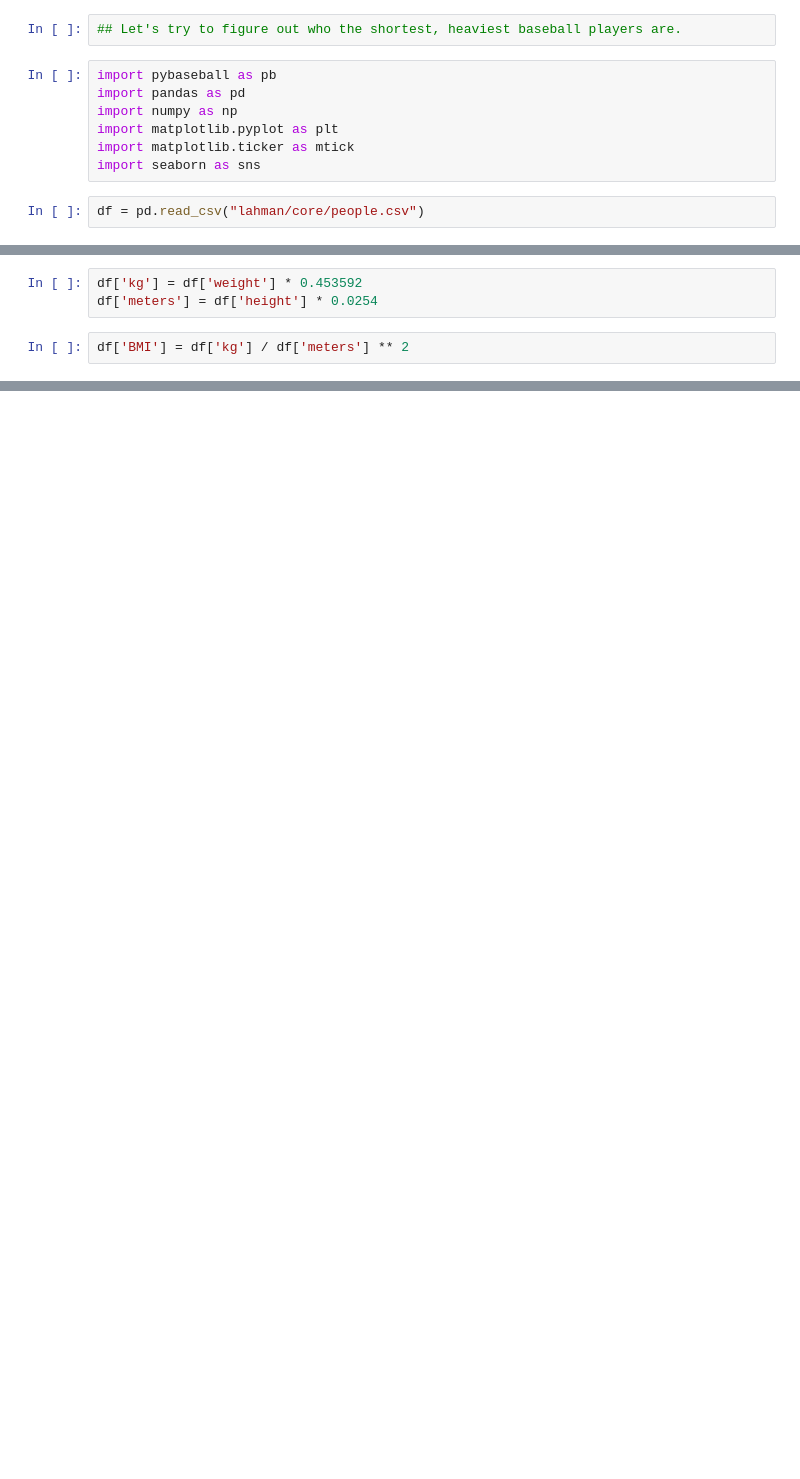
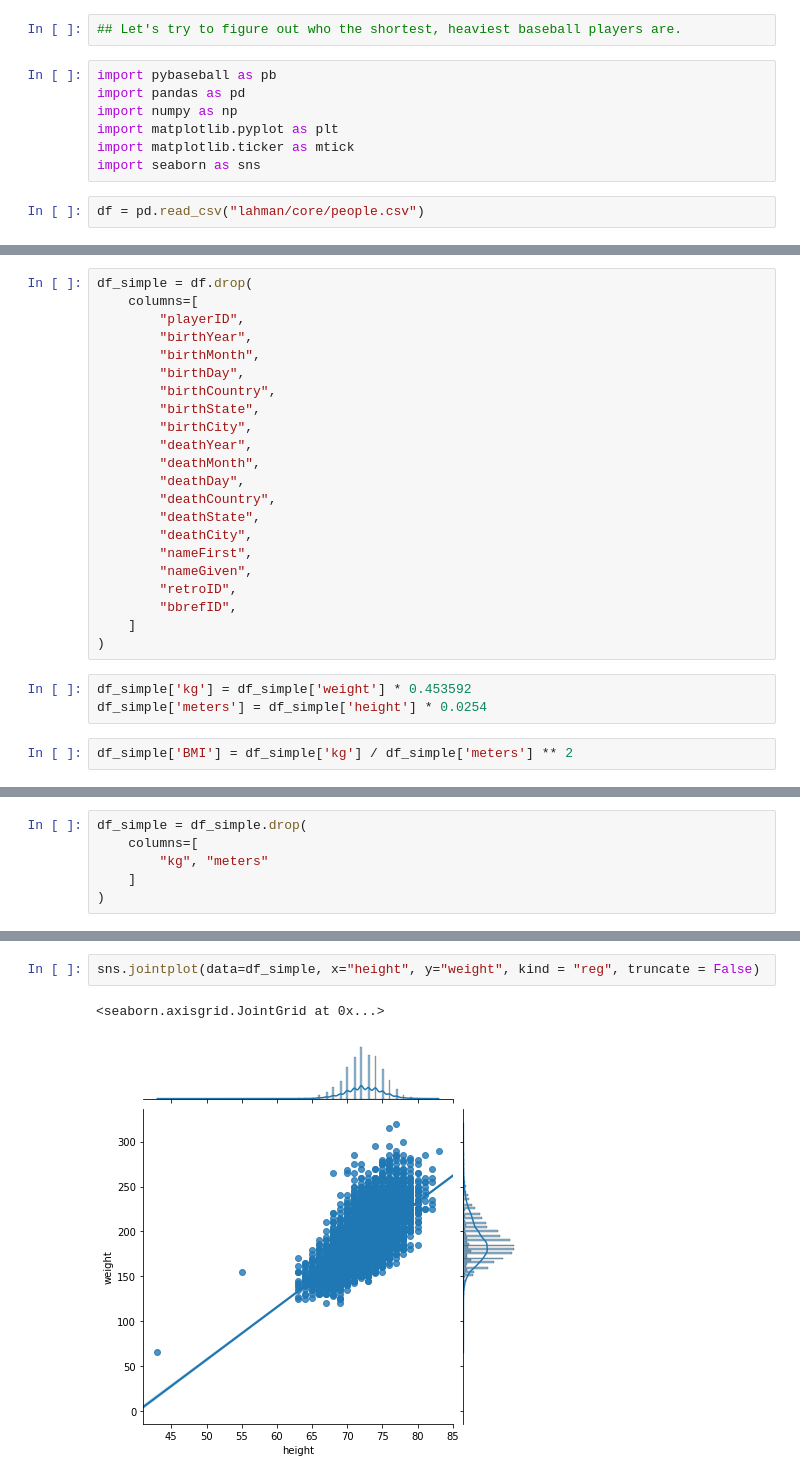
Before and after one commit to obverter/baseballings, a Jupyter notebook: high-bmi.ipynb, the cells around one changed output, grey strips where cells are left out. Cells and saved outputs as stored; diff of their text form; blank space fills up the shorter version.

```diff
--- a/high-bmi.ipynb
+++ b/high-bmi.ipynb
@@ -12,5 +21,27 @@ df = pd.read_csv("lahman/core/people.csv")
+# %%
+df_simple = df.drop(
+    columns=[
+        "playerID",
+        "birthYear",
+        "birthMonth",
+        "birthDay",
+        "birthCountry",
+        "birthState",
+        "birthCity",
+        "deathYear",
+        "deathMonth",
+        "deathDay",
+        "deathCountry",
+        "deathState",
+        "deathCity",
+        "nameFirst",
+        "nameGiven",
+        "retroID",
+        "bbrefID",
+    ]
+)
 # %%
-df['kg'] = df['weight'] * 0.453592
-df['meters'] = df['height'] * 0.0254
+df_simple['kg'] = df_simple['weight'] * 0.453592
+df_simple['meters'] = df_simple['height'] * 0.0254
 # %%
-df['BMI'] = df['kg'] / df['meters'] ** 2
+df_simple['BMI'] = df_simple['kg'] / df_simple['meters'] ** 2
@@ -88,0 +48,6 @@ g.map_diag(sns.kdeplot, lw=3, legend=True)
+# %%
+df_simple = df_simple.drop(
+    columns=[
+        "kg", "meters"
+    ]
+)
@@ -88,0 +63,5 @@ g.map_diag(sns.kdeplot, lw=3, legend=True)
+# %%
+sns.jointplot(data=df_simple, x="height", y="weight", kind = "reg", truncate = False)
+# %% [output]
+<seaborn.axisgrid.JointGrid at 0x...>
+[figure, added]
```
Also changed, not shown: parts of 11 cells of this notebook.
